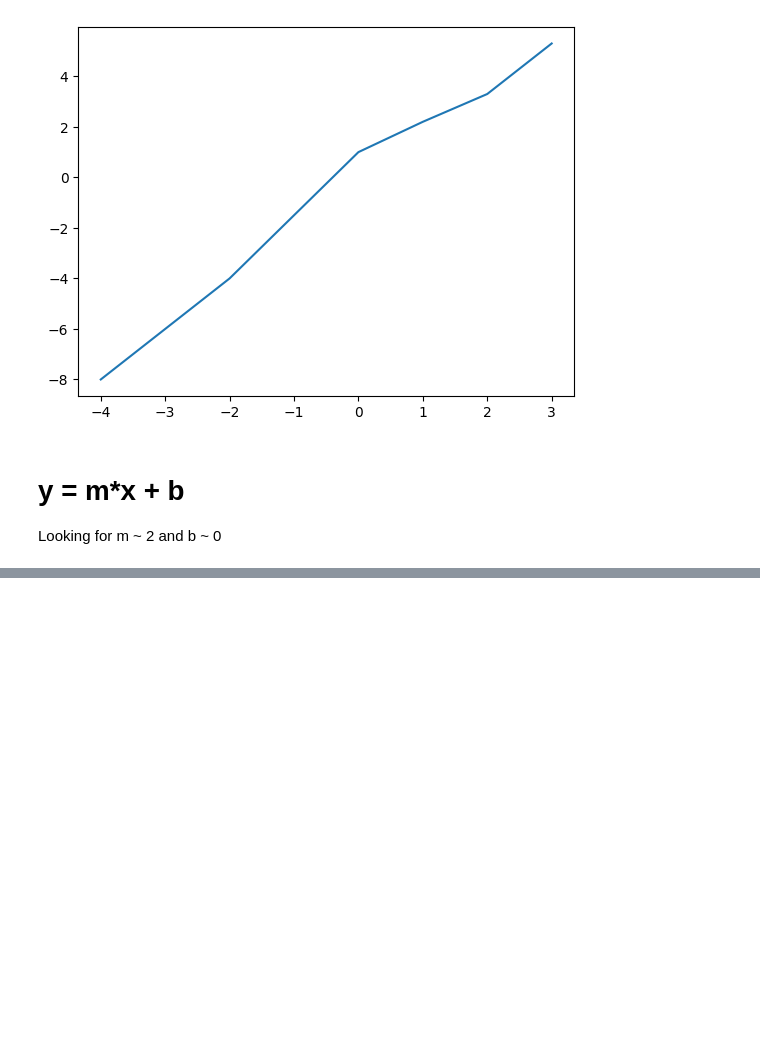
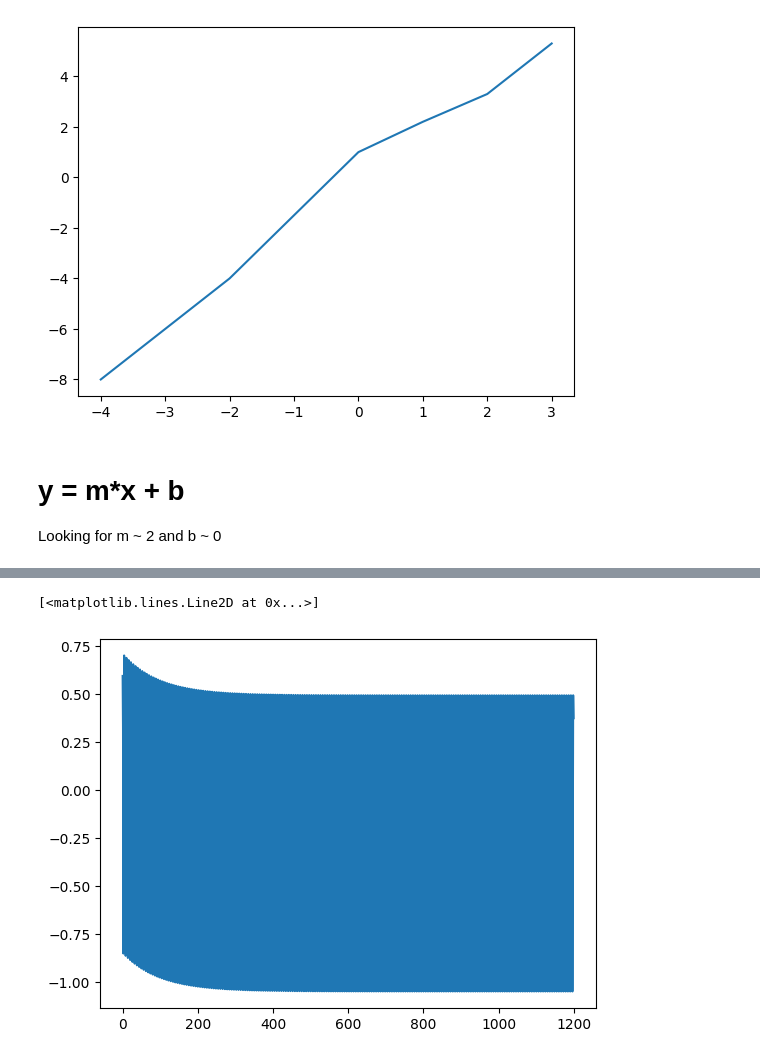
Before and after one commit to rendely/ai-notebook, a Jupyter notebook: How neural net works dumbed down.ipynb, the cells around one changed output, grey strips where cells are left out. Saved outputs shown, nothing was run; the diff lists cells and outputs as text; code cells hidden in the pictures; blank space fills up the shorter version.

```diff
--- a/How neural net works dumbed down.ipynb
+++ b/How neural net works dumbed down.ipynb
@@ -66,0 +90,5 @@ b=-0.03686333697924784
+# %%
+plt.plot(losses)
+# %% [output]
+[<matplotlib.lines.Line2D at 0x...>]
+[figure, added]
```
Also changed, not shown: parts of 4 cells of this notebook, 2 other files.
